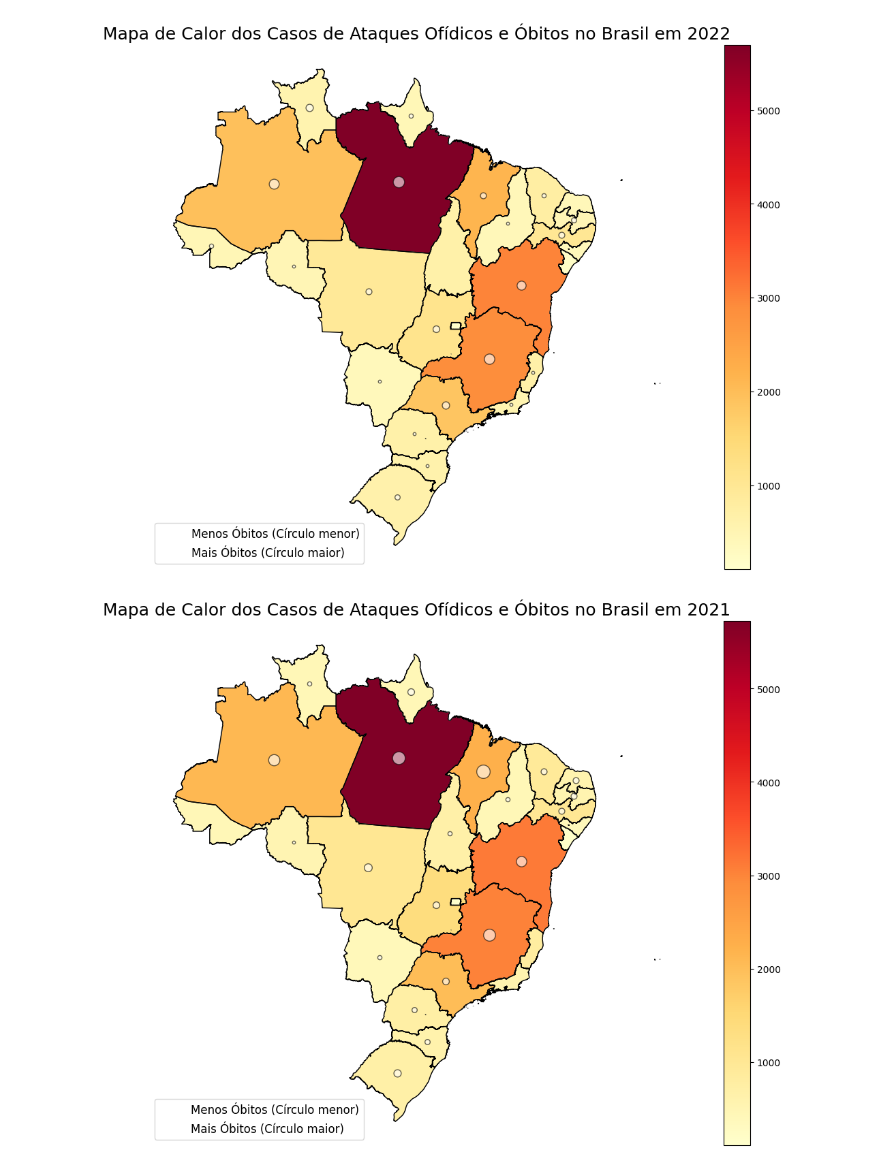
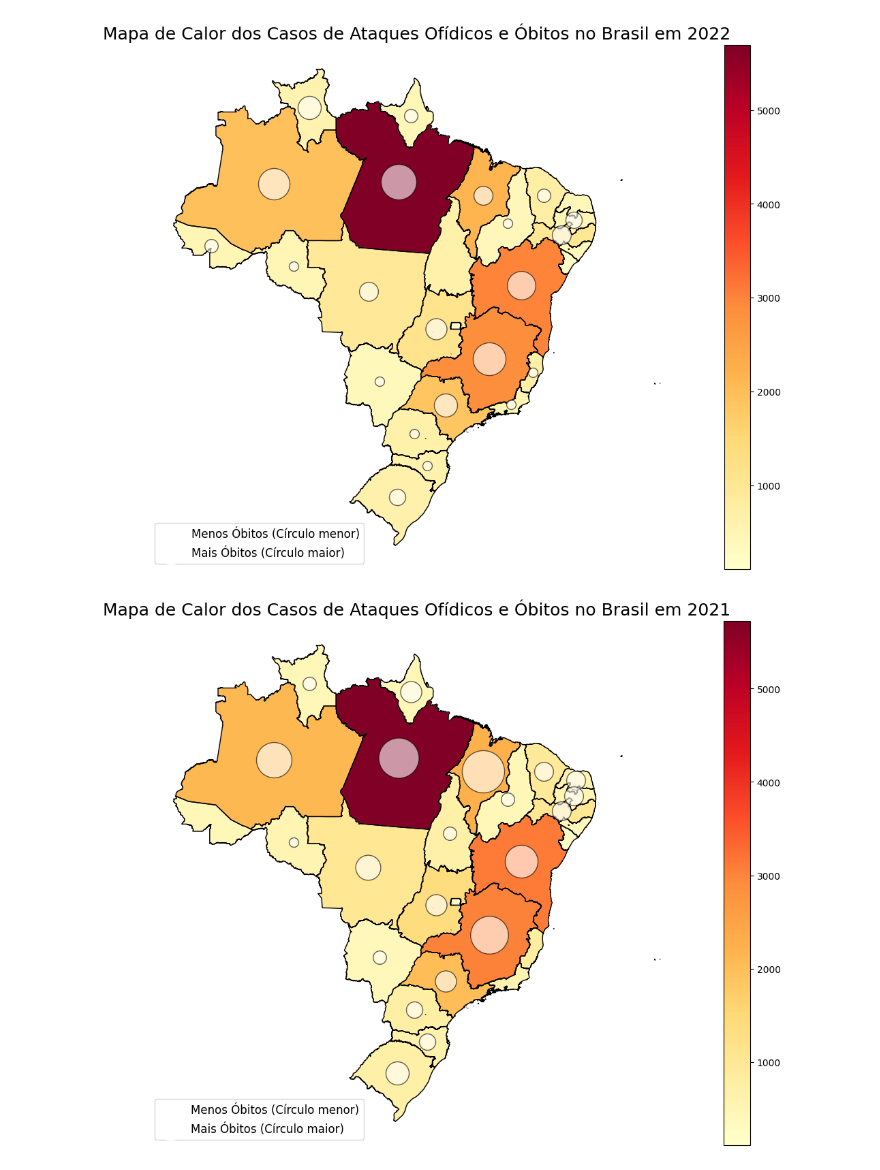
Before and after one commit to VitorTakiuti/Heat-map-of-ofidic-acidents-in-Brazil-created-with-Python, a Jupyter notebook: Mapa_de_Calor_do_Brasil_Acidentes_Ofídicos.ipynb, the cells around one changed output. Cells and saved outputs as stored; diff of their text form; code cells hidden in the pictures.

```diff
--- a/Mapa_de_Calor_do_Brasil_Acidentes_Ofídicos.ipynb
+++ b/Mapa_de_Calor_do_Brasil_Acidentes_Ofídicos.ipynb
@@ -5,7 +5,7 @@ import geopandas as gpd
 import pandas as pd
 import matplotlib.pyplot as plt
 from matplotlib.colors import Normalize
-from matplotlib.cm import ScalarMappable, get_cmap
+from matplotlib.cm import get_cmap
 from matplotlib.lines import Line2D
 
 # Carregar os dados do arquivo Excel
@@ -18,7 +18,6 @@ brasil_shapefile = '/content/Brasil Shape'  # Substitua pelo caminho do seu shap
 gdf = gpd.read_file(brasil_shapefile)
 
 # Mergir os dados com o shapefile
-
 merged = gdf.set_index('NM_UF').join(df.set_index('Estado'))
 
 # Definir as cores para o mapa de calor
@@ -31,15 +30,14 @@ fig, ax = plt.subplots(1, 1, figsize=(15, 10))
 # Plotar o mapa de calor
 merged.plot(column='Casos', ax=ax, cmap=cmap, linewidth=0.8, edgecolor='0.8', legend=True, norm=norm)
 
-# Adicionar os círculos para os óbitos
+# Adicionar os círculos para os óbitos com escala aumentada
 for idx, row in merged.iterrows():
     if row['Óbitos'] > 0:
         ax.scatter(row['geometry'].centroid.x, row['geometry'].centroid.y,
-                   s=row['Óbitos'] * 10,  # Ajuste o fator de escala conforme necessário
+                   s=row['Óbitos'] * 100,  # Aumentei o fator de escala
                    color='white', edgecolor='black', alpha=0.6, zorder=5)
 
 # Adicionar divisões geográficas das regiões
-# Definir os contornos das regiões
 region_boundaries = {
     'Norte': ['Acre', 'Amazonas', 'Amapá', 'Pará', 'Roraima', 'Rondônia', 'Tocantins'],
     'Nordeste': ['Bahia', 'Ceará', 'Maranhão', 'Paraíba', 'Pernambuco', 'Piauí', 'Rio Grande do Norte', 'Sergipe', 'Alagoas'],
@@ -59,12 +57,11 @@ plt.xlabel('')
 plt.ylabel('')
 
 # Ajustar a legenda
-legend = ax.get_legend()
-legend_elements = [Line2D([0], [0], marker='o', color='w', markerfacecolor='white', markersize=5, label='Menos Óbitos (Círculo menor)'),
-                   Line2D([0], [0], marker='o', color='w', markerfacecolor='white', markersize=15, label='Mais Óbitos (Círculo maior)')]
-
+legend_elements = [
+    Line2D([0], [0], marker='o', color='w', markerfacecolor='white', markersize=5, label='Menos Óbitos (Círculo menor)'),
+    Line2D([0], [0], marker='o', color='w', markerfacecolor='white', markersize=25, label='Mais Óbitos (Círculo maior)')
+]
 ax.legend(handles=legend_elements, loc='lower left', fontsize=12)
-
 
 # Remover a borda do gráfico e eixos
 ax.spines['top'].set_visible(False)
@@ -80,13 +77,13 @@ ax.set_yticks([])
 # Exibir o mapa
 plt.show()
 # %% [output]
-[figure, old version]
+[figure, new version]
 # %%
 import geopandas as gpd
 import pandas as pd
 import matplotlib.pyplot as plt
 from matplotlib.colors import Normalize
-from matplotlib.cm import ScalarMappable, get_cmap
+from matplotlib.cm import get_cmap
 from matplotlib.lines import Line2D
 
 # Carregar os dados do arquivo Excel
@@ -99,7 +96,6 @@ brasil_shapefile = '/content/Brasil Shape'  # Substitua pelo caminho do seu shap
 gdf = gpd.read_file(brasil_shapefile)
 
 # Mergir os dados com o shapefile
-
 merged = gdf.set_index('NM_UF').join(df.set_index('Estado'))
 
 # Definir as cores para o mapa de calor
@@ -112,15 +108,14 @@ fig, ax = plt.subplots(1, 1, figsize=(15, 10))
 # Plotar o mapa de calor
 merged.plot(column='Casos', ax=ax, cmap=cmap, linewidth=0.8, edgecolor='0.8', legend=True, norm=norm)
 
-# Adicionar os círculos para os óbitos
+# Adicionar os círculos para os óbitos com escala aumentada
 for idx, row in merged.iterrows():
     if row['Óbitos'] > 0:
         ax.scatter(row['geometry'].centroid.x, row['geometry'].centroid.y,
-                   s=row['Óbitos'] * 10,  # Ajuste o fator de escala conforme necessário
+                   s=row['Óbitos'] * 100,  # Aumentei o fator de escala
                    color='white', edgecolor='black', alpha=0.6, zorder=5)
 
 # Adicionar divisões geográficas das regiões
-# Definir os contornos das regiões
 region_boundaries = {
     'Norte': ['Acre', 'Amazonas', 'Amapá', 'Pará', 'Roraima', 'Rondônia', 'Tocantins'],
     'Nordeste': ['Bahia', 'Ceará', 'Maranhão', 'Paraíba', 'Pernambuco', 'Piauí', 'Rio Grande do Norte', 'Sergipe', 'Alagoas'],
@@ -129,39 +124,38 @@ region_boundaries = {
     'Sul': ['Paraná', 'Rio Grande do Sul', 'Santa Catarina']
 }
 
 # Adicionar os contornos das regiões
 for region, states in region_boundaries.items():
     region_gdf = gdf[gdf['NM_UF'].isin(states)]
     region_gdf.boundary.plot(ax=ax, color='black', linewidth=1)
 
 # Ajustar título e legendas
 plt.title('Mapa de Calor dos Casos de Ataques Ofídicos e Óbitos no Brasil em 2021', fontsize=18)
 plt.xlabel('')
 plt.ylabel('')
 
 # Ajustar a legenda
-legend = ax.get_legend()
-legend_elements = [Line2D([0], [0], marker='o', color='w', markerfacecolor='white', markersize=5, label='Menos Óbitos (Círculo menor)'),
-                   Line2D([0], [0], marker='o', color='w', markerfacecolor='white', markersize=15, label='Mais Óbitos (Círculo maior)')]
-
+legend_elements = [
+    Line2D([0], [0], marker='o', color='w', markerfacecolor='white', markersize=5, label='Menos Óbitos (Círculo menor)'),
+    Line2D([0], [0], marker='o', color='w', markerfacecolor='white', markersize=25, label='Mais Óbitos (Círculo maior)')
+]
 ax.legend(handles=legend_elements, loc='lower left', fontsize=12)
-
 
 # Remover a borda do gráfico e eixos
 ax.spines['top'].set_visible(False)
 ax.spines['right'].set_visible(False)
 ax.spines['left'].set_visible(False)
 ax.spines['bottom'].set_visible(False)
 ax.get_xaxis().set_visible(False)
 ax.get_yaxis().set_visible(False)
 ax.grid(False)
 ax.set_xticks([])
 ax.set_yticks([])
 
 # Exibir o mapa
 plt.show()
 # %% [output]
-[figure, old version]
+[figure, new version]
 # %%
 import geopandas as gpd
 import pandas as pd
```
Also changed, not shown: parts of 1 cell of this notebook.
